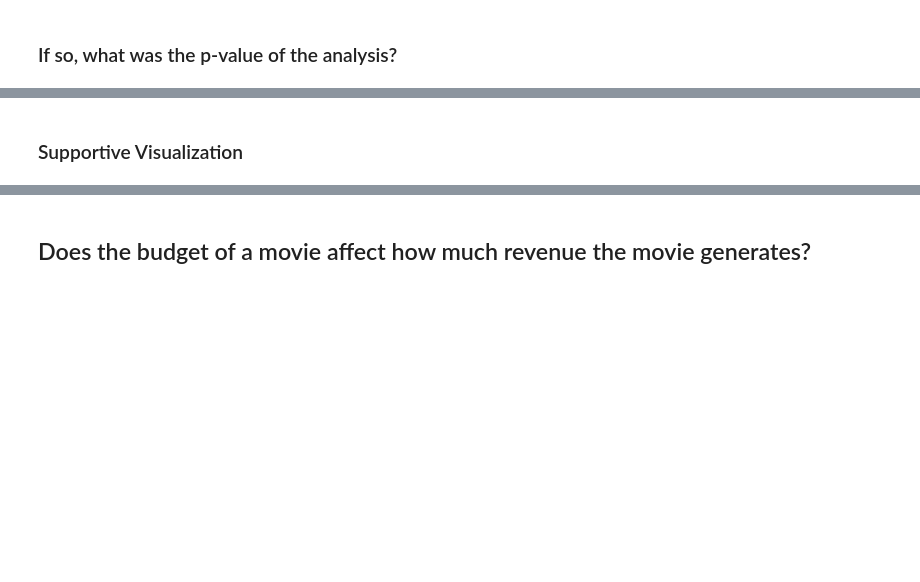
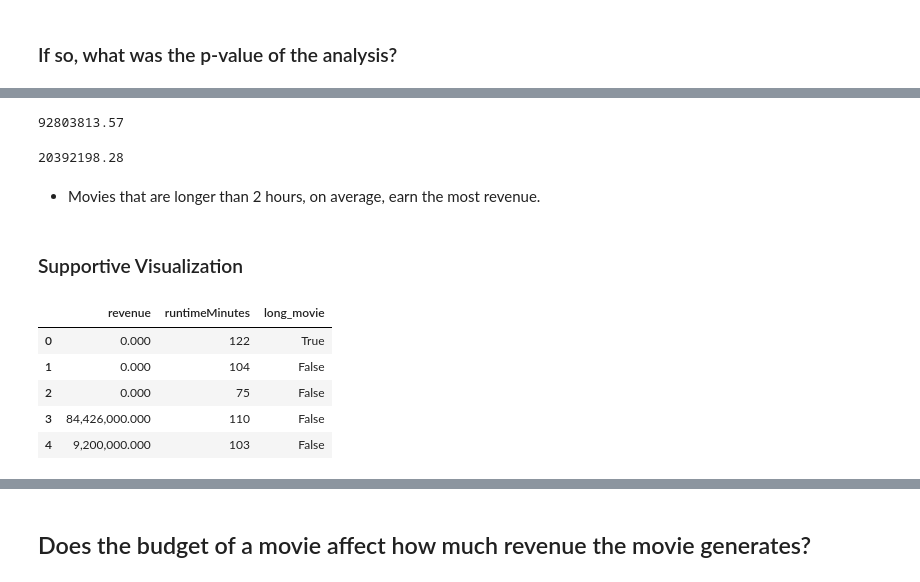
Before and after one commit to andreacohen7/movies, a Jupyter notebook: Movie success in the age of streaming.ipynb, the cells around one changed output, grey strips where cells are left out. Saved outputs shown, nothing was run; the diff lists cells and outputs as text; code cells hidden in the pictures; blank space fills up the shorter version.

```diff
--- a/Movie success in the age of streaming.ipynb
+++ b/Movie success in the age of streaming.ipynb
@@ -1002,0 +994,3 @@ our test showed that there is a significant difference in the results of diet 3
+# %%
+pd.set_option('display.float_format', lambda x: f'{x:,.3f}')
+df_hypothesis1.groupby('certification')['revenue'].mean()
@@ -1087,2 +1202,25 @@ norm_results_df
+# %%
+pd.set_option('display.float_format', lambda x: f'{x:,.3f}')
+df_hypothesis2.groupby('certification')['revenue'].mean()
+# %%
+longmovie_df['revenue'].mean().round(2)
+# %% [output]
+92803813.57
+# %%
+shortmovie_df['revenue'].mean().round(2)
+# %% [output]
+20392198.28
+# %% [markdown]
+- Movies that are longer than 2 hours, on average, earn the most revenue.
 # %% [markdown]
 ### Supportive Visualization
+# %%
+df_hypothesis2['long_movie'] = df_hypothesis2['runtimeMinutes'] >= 120
+df_hypothesis2.head()
+# %% [output]
+|  | revenue | runtimeMinutes | long_movie |
+| 0 | 0.000 | 122 | True |
+| 1 | 0.000 | 104 | False |
+| 2 | 0.000 | 75 | False |
+| 3 | 84,426,000.000 | 110 | False |
+| 4 | 9,200,000.000 | 103 | False |
```
Also changed, not shown: parts of 48 cells of this notebook, 1 other file.
